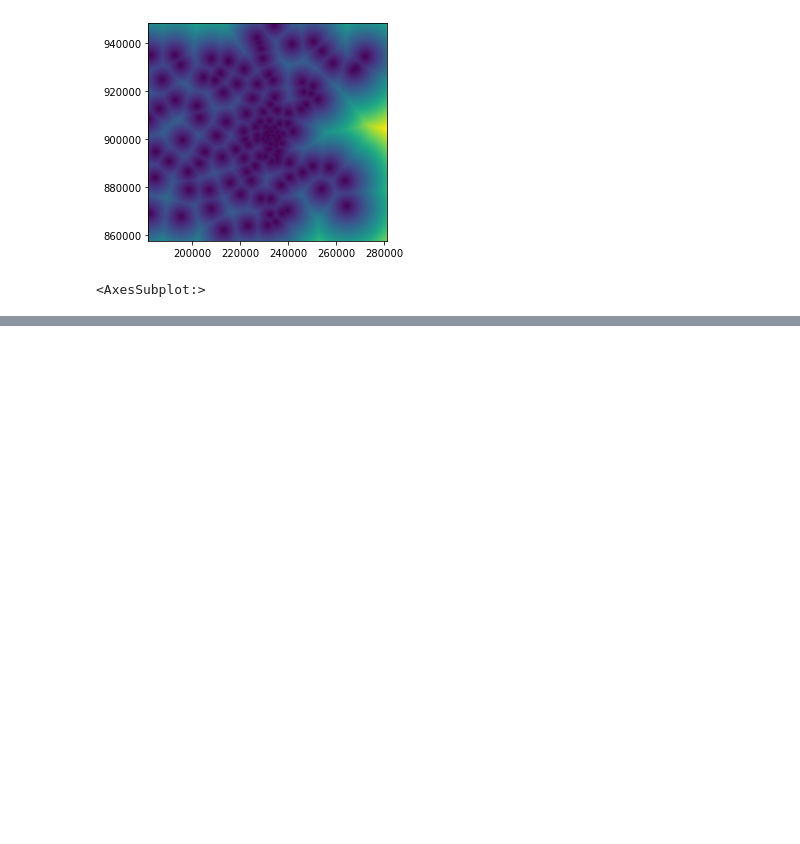
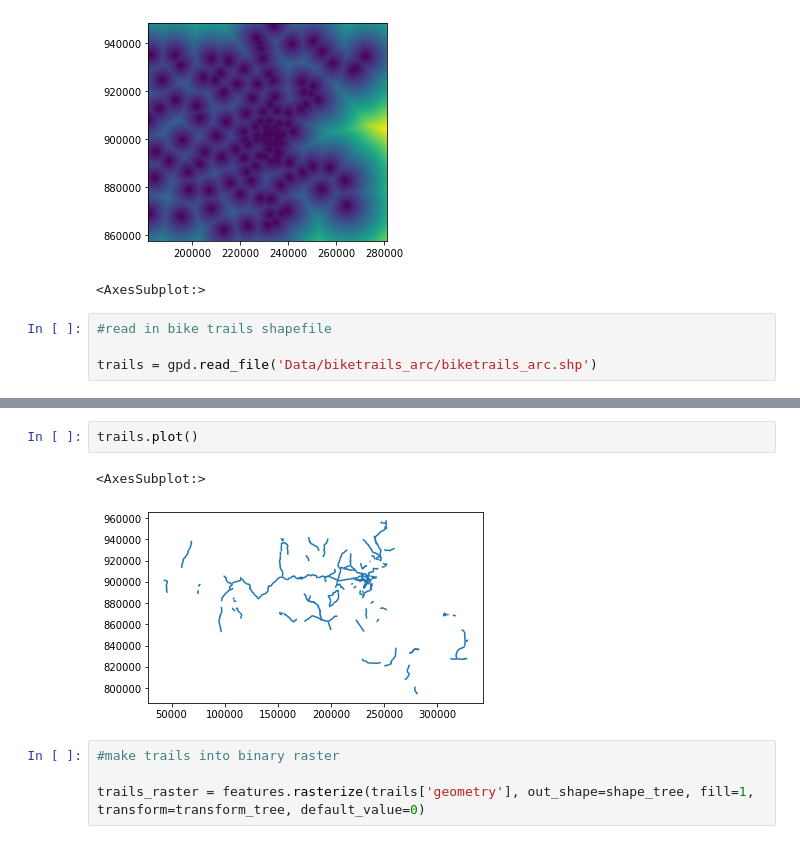
Before and after one commit to gingerleib/outdoor-recreation, a Jupyter notebook: Outdoor_Rec_Analysis.ipynb, the cells around one changed output, grey strips where cells are left out. Drawn from its saved outputs; the diff is of its cells as text; blank space fills up the shorter version.

Commit message:
calculate euclidean distance for bike trails

```diff
--- a/Outdoor_Rec_Analysis.ipynb
+++ b/Outdoor_Rec_Analysis.ipynb
@@ -241,3 +241,7 @@ show(market_distance, transform=transform_tree)
 # %% [output]
 [figure]
 <AxesSubplot:>
+# %%
+#read in bike trails shapefile
+
+trails = gpd.read_file('Data/biketrails_arc/biketrails_arc.shp')
@@ -243,0 +257,9 @@ show(market_distance, transform=transform_tree)
+# %%
+trails.plot()
+# %% [output]
+<AxesSubplot:>
+[figure, added]
+# %%
+#make trails into binary raster
+
+trails_raster = features.rasterize(trails['geometry'], out_shape=shape_tree, fill=1, transform=transform_tree, default_value=0)
```
Also changed, not shown: parts of 6 cells of this notebook.
